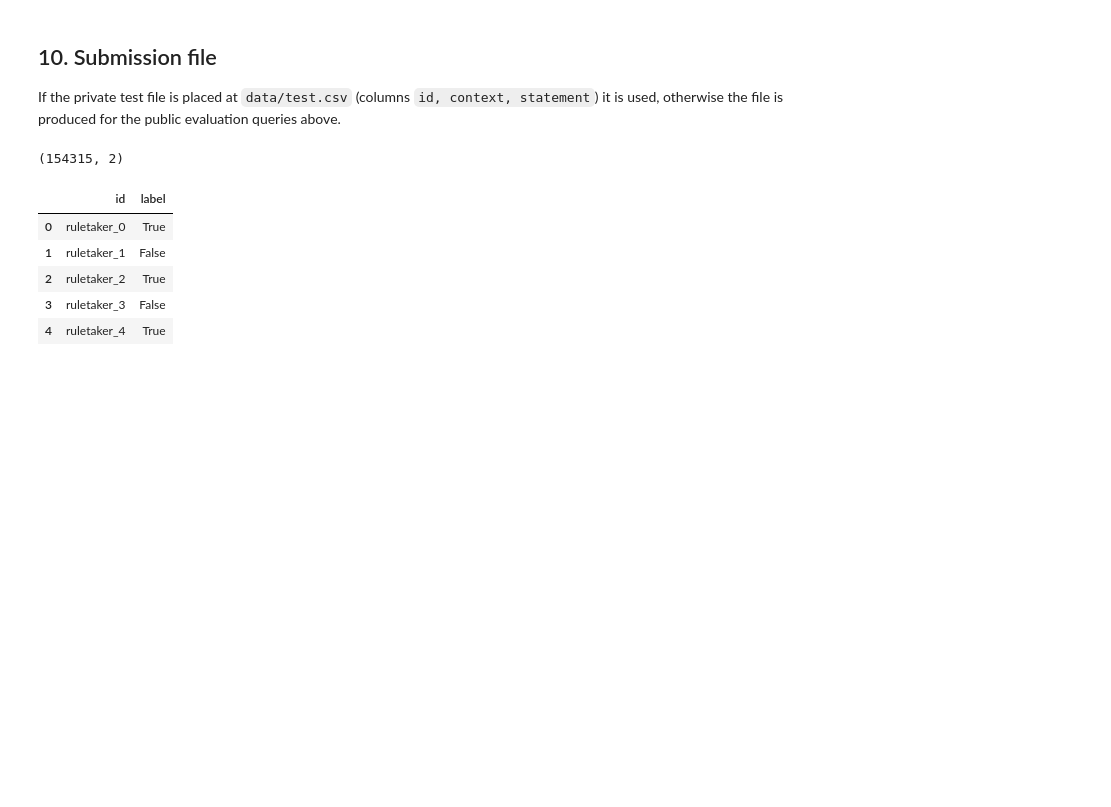
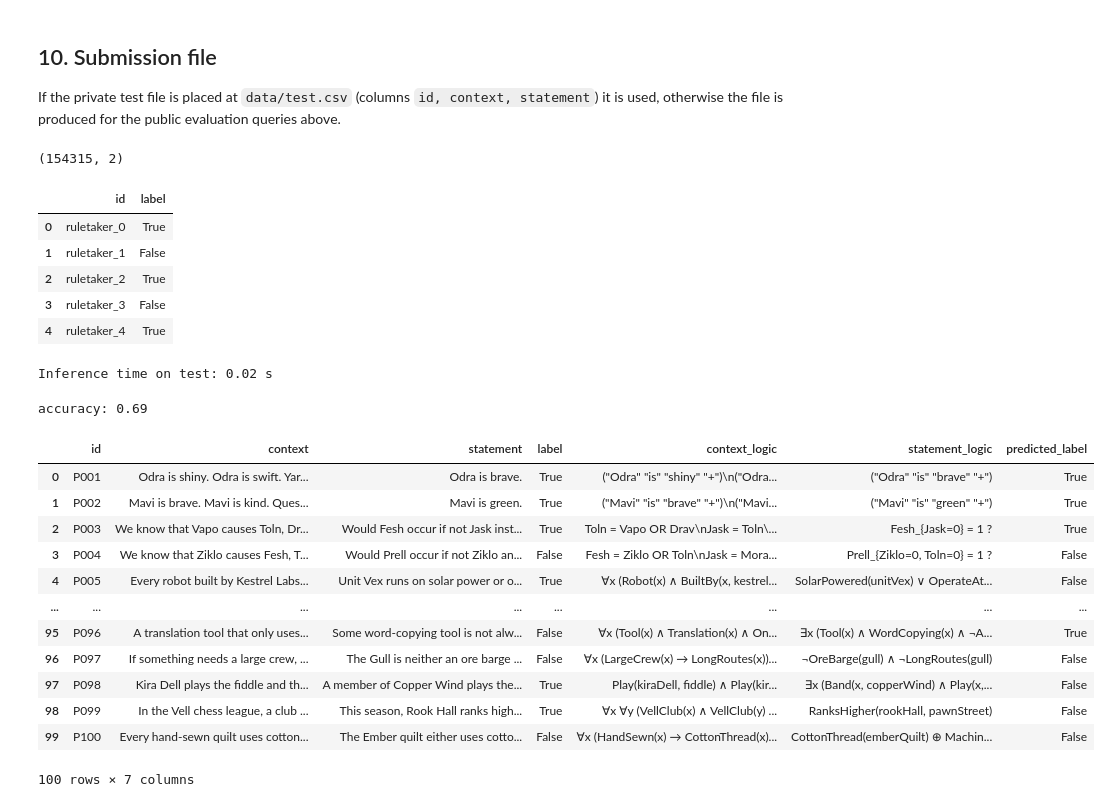
Before and after one commit to odc-phd0004/Classical-Reasoning-Agent, a Jupyter notebook: main.ipynb, the cells around one changed output. Drawn from its saved outputs; the diff is of its cells as text; code cells hidden in the pictures; blank space fills up the shorter version.

Commit message:
commiting the test results

```diff
--- a/main.ipynb
+++ b/main.ipynb
@@ -1186,3 +1186,33 @@ sub.head()
 | 2 | ruletaker_2 | True |
 | 3 | ruletaker_3 | False |
 | 4 | ruletaker_4 | True |
+# %%
+test_path = r"private_test.csv"
+test = pd.read_csv(test_path)
+_kb_cache.clear()
+start = time.perf_counter()
+test['predicted_label'] = [predict(c, s) for c, s in zip(test['context'], test['statement'])]
+print(f'Inference time on test: {time.perf_counter() - start:.2f} s')
+sub = test[['id', 'label']]
+# %% [output]
+Inference time on test: 0.02 s
+# %%
+print(f"accuracy: {(test['predicted_label'] == test['label']).mean():.2f}")
+# %% [output]
+accuracy: 0.69
+# %%
+test
+# %% [output]
+|  | id | context | statement | label | context_logic | statement_logic | predicted_label |
+| 0 | P001 | Odra is shiny. Odra is swift. Yar... | Odra is brave. | True | ("Odra" "is" "shiny" "+")\n("Odra... | ("Odra" "is" "brave" "+") | True |
+| 1 | P002 | Mavi is brave. Mavi is kind. Ques... | Mavi is green. | True | ("Mavi" "is" "brave" "+")\n("Mavi... | ("Mavi" "is" "green" "+") | True |
+| 2 | P003 | We know that Vapo causes Toln, Dr... | Would Fesh occur if not Jask inst... | True | Toln = Vapo OR Drav\nJask = Toln\... | Fesh_{Jask=0} = 1 ? | True |
+| 3 | P004 | We know that Ziklo causes Fesh, T... | Would Prell occur if not Ziklo an... | False | Fesh = Ziklo OR Toln\nJask = Mora... | Prell_{Ziklo=0, Toln=0} = 1 ? | False |
+| 4 | P005 | Every robot built by Kestrel Labs... | Unit Vex runs on solar power or o... | True | ∀x (Robot(x) ∧ BuiltBy(x, kestrel... | SolarPowered(unitVex) ∨ OperateAt... | False |
+| ... | ... | ... | ... | ... | ... | ... | ... |
+| 95 | P096 | A translation tool that only uses... | Some word-copying tool is not alw... | False | ∀x (Tool(x) ∧ Translation(x) ∧ On... | ∃x (Tool(x) ∧ WordCopying(x) ∧ ¬A... | True |
+| 96 | P097 | If something needs a large crew, ... | The Gull is neither an ore barge ... | False | ∀x (LargeCrew(x) → LongRoutes(x))... | ¬OreBarge(gull) ∧ ¬LongRoutes(gull) | False |
+| 97 | P098 | Kira Dell plays the fiddle and th... | A member of Copper Wind plays the... | True | Play(kiraDell, fiddle) ∧ Play(kir... | ∃x (Band(x, copperWind) ∧ Play(x,... | False |
+| 98 | P099 | In the Vell chess league, a club ... | This season, Rook Hall ranks high... | True | ∀x ∀y (VellClub(x) ∧ VellClub(y) ... | RanksHigher(rookHall, pawnStreet) | False |
+| 99 | P100 | Every hand-sewn quilt uses cotton... | The Ember quilt either uses cotto... | False | ∀x (HandSewn(x) → CottonThread(x)... | CottonThread(emberQuilt) ⊕ Machin... | False |
+100 rows × 7 columns
```
Also changed, not shown: parts of 5 cells of this notebook, 4 other files.
